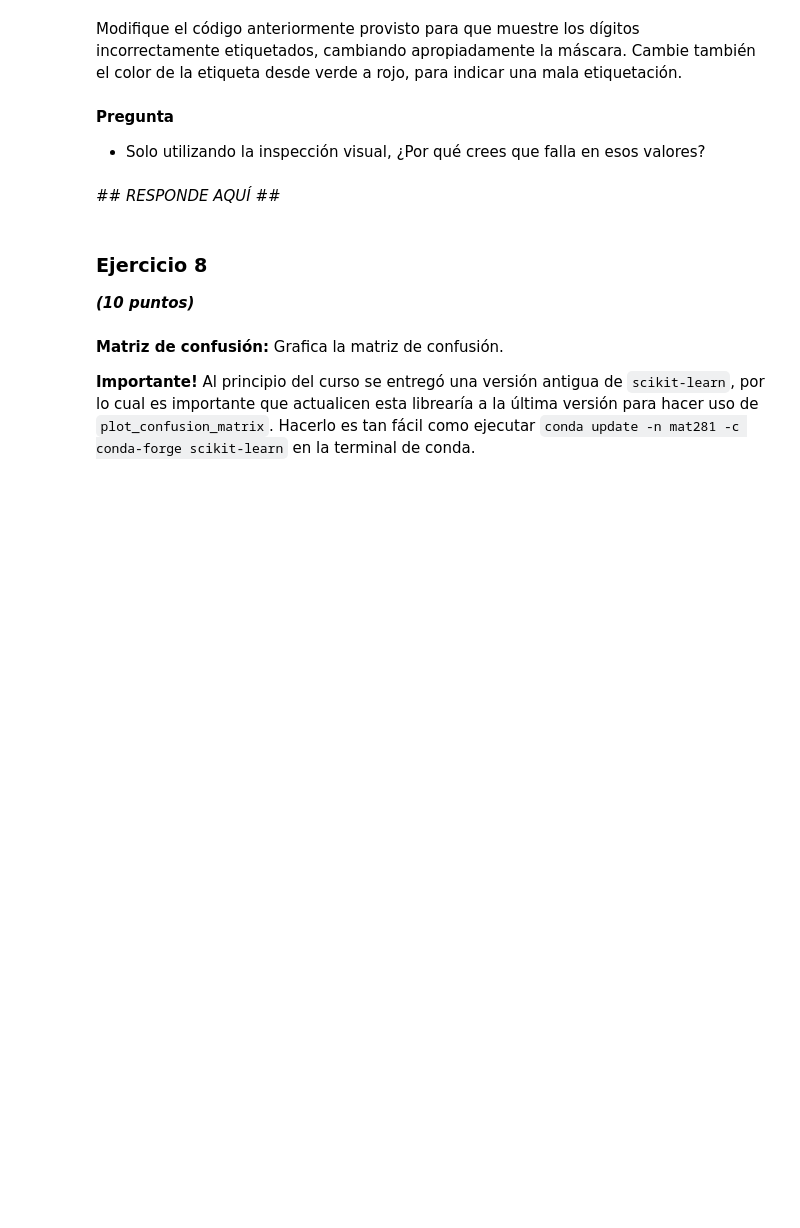
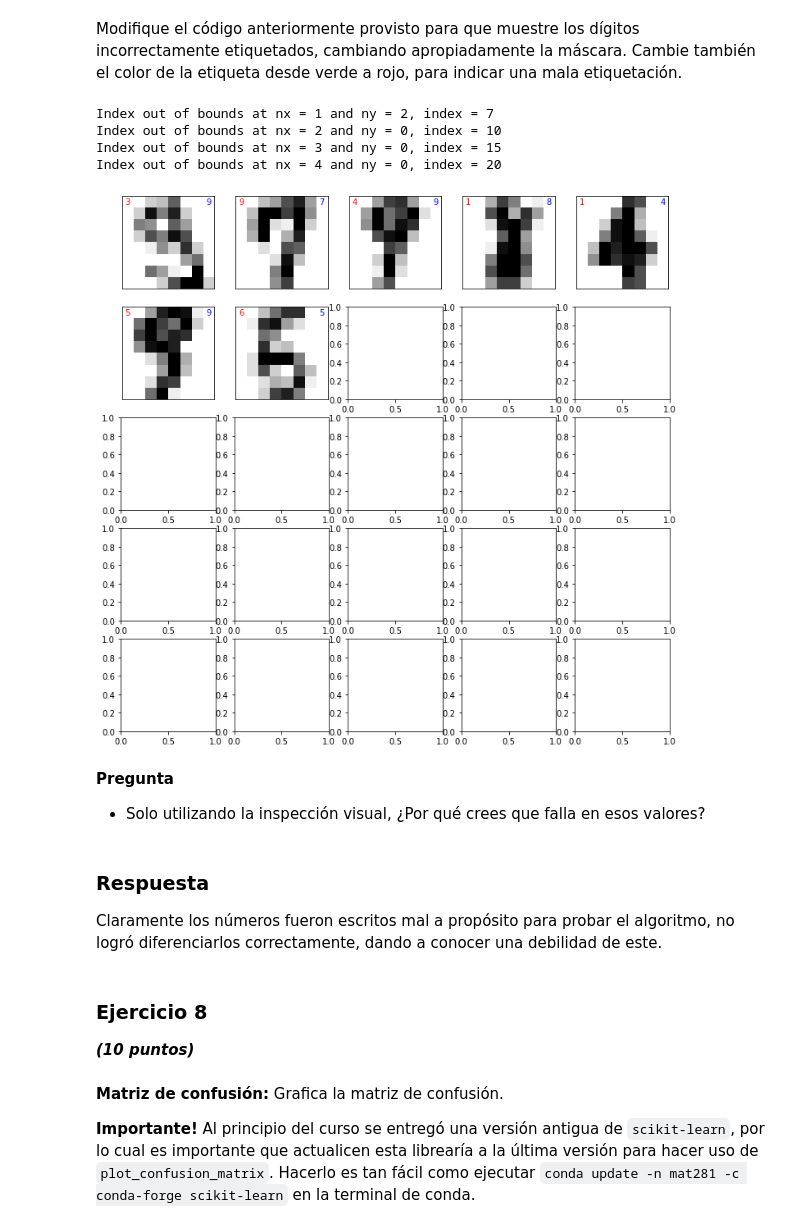
Before and after one commit to BOlguin/MAT281_portfolio, a Jupyter notebook: Laboratorios y Tareas/m05_project01/m05_project01.ipynb, the cells around one changed output. Saved outputs shown, nothing was run; the diff lists cells and outputs as text; code cells hidden in the pictures; blank space fills up the shorter version.

```diff
--- a/Laboratorios y Tareas/m05_project01/m05_project01.ipynb
+++ b/Laboratorios y Tareas/m05_project01/m05_project01.ipynb
@@ -432,6 +436,6 @@ _## RESPONDE AQUÍ ##_
 from sklearn.model_selection import GridSearchCV
 # %%
 parameters = range(2,101)
-digits_gscv = GridSearchCV(estimator=SVC(), param_grid={'k': parameters})
+digits_gscv = GridSearchCV(estimator=KNeighborsClassifier(), param_grid={'n_neighbors': parameters})
 digits_gscv.fit(X,y)
 # %% [output]
@@ -468,0 +477,3 @@ y_pred = ## FIX ME PLEASE ##
+# %%
+best_knn = digits_gscv.best_estimator_
+best_knn.fit(X_train, y_train)
@@ -469,3 +484,5 @@ y_pred = ## FIX ME PLEASE ##
+# %%
+y_pred = best_knn.predict(X_test)
 # %%
 # Mostrar los datos correctos
 mask = (y_pred == y_test)
@@ -495,9 +512,42 @@ Modifique el código anteriormente provisto para que muestre los dígitos incorr
+# %%
+# Mostrar los datos incorrectos
+mask = (y_pred != y_test)
+X_aux = X_test[mask]
+y_aux_true = y_test[mask]
+y_aux_pred = y_pred[mask]
+
+# We'll plot the first 25 examples, randomly choosen
+nx, ny = 5, 5
+fig, ax = plt.subplots(nx, ny, figsize=(12,12))
+for i in range(nx):
+    for j in range(ny):
+        index = j + ny * i
+        try:
+            data  = X_aux[index, :].reshape(8,8)
+        except:
+            print('Index out of bounds at nx = {} and ny = {}, index = {}'.format(i,j, index))
+            break
+        label_pred = str(int(y_aux_pred[index]))
+        label_true = str(int(y_aux_true[index]))
+        ax[i][j].imshow(data, interpolation='nearest', cmap='gray_r')
+        ax[i][j].text(0, 0, label_pred, horizontalalignment='center', verticalalignment='center', fontsize=10, color='red')
+        ax[i][j].text(7, 0, label_true, horizontalalignment='center', verticalalignment='center', fontsize=10, color='blue')
+        ax[i][j].get_xaxis().set_visible(False)
+        ax[i][j].get_yaxis().set_visible(False)
+plt.show()
+# %% [output]
+Index out of bounds at nx = 1 and ny = 2, index = 7
+Index out of bounds at nx = 2 and ny = 0, index = 10
+Index out of bounds at nx = 3 and ny = 0, index = 15
+Index out of bounds at nx = 4 and ny = 0, index = 20
+[figure, added]
 # %% [markdown]
 **Pregunta**
 
 * Solo utilizando la inspección visual, ¿Por qué crees que falla en esos valores?
-# %% [markdown]
-_## RESPONDE AQUÍ ##_
+# %% [markdown]
+### Respuesta ###
+Claramente los números fueron escritos mal a propósito para probar el algoritmo, no logró diferenciarlos correctamente, dando a conocer una debilidad de este.
 # %% [markdown]
 ### Ejercicio 8
 
```
Also changed, not shown: parts of 24 cells of this notebook.
